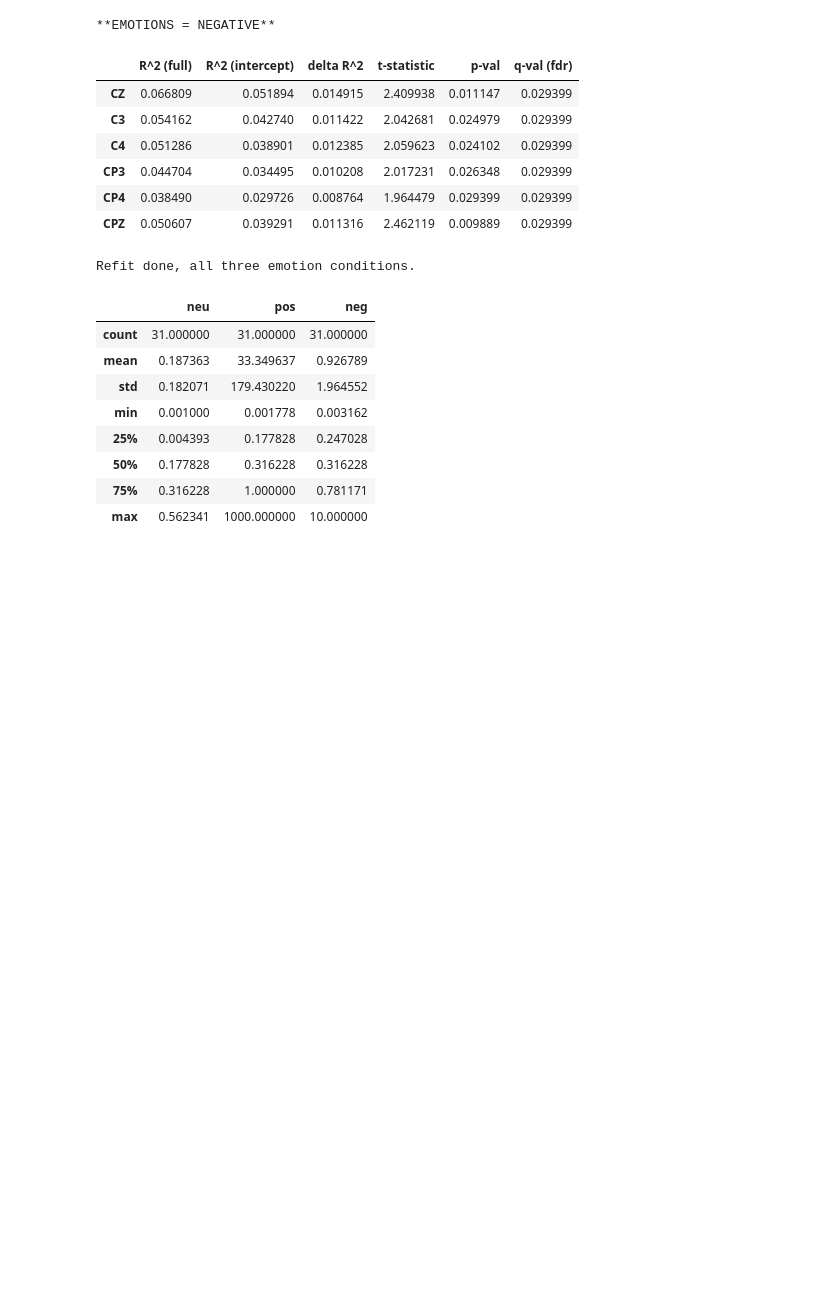
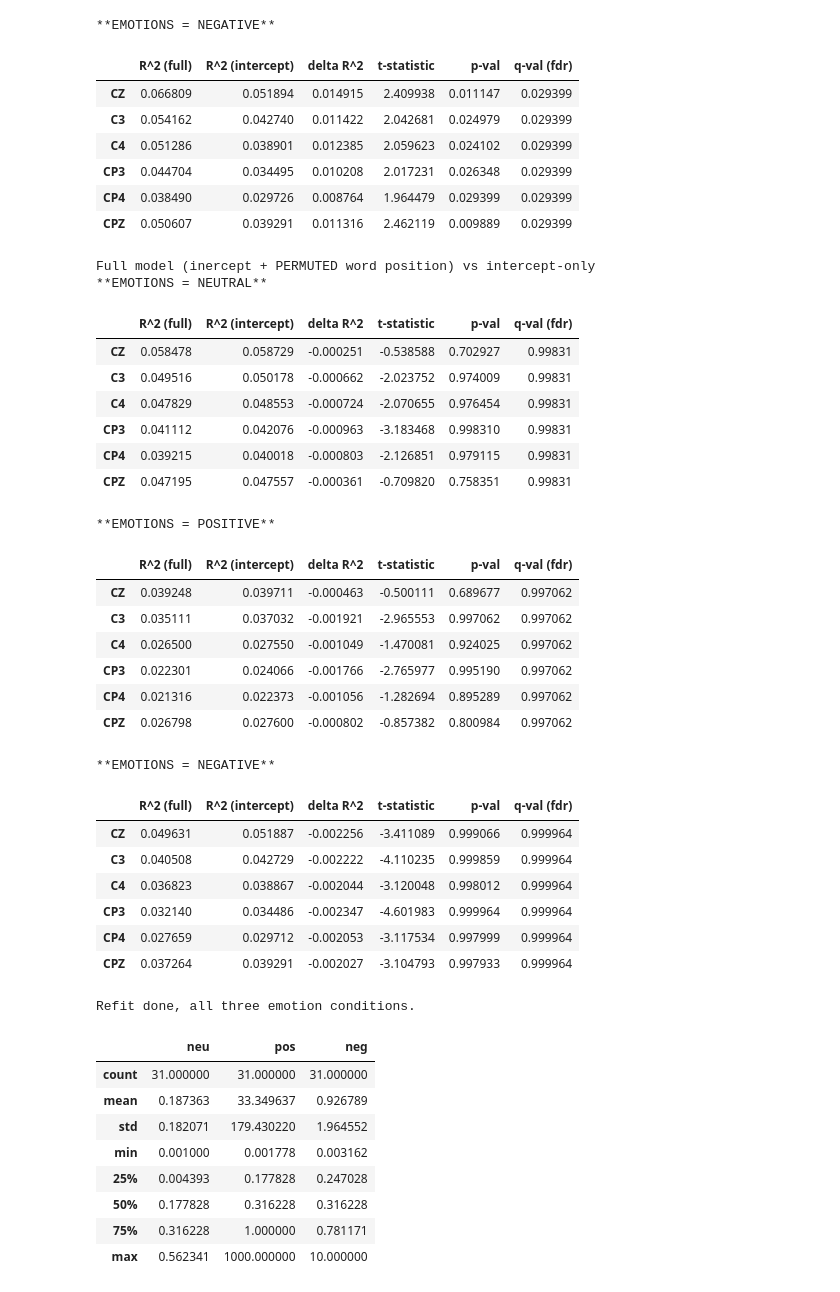
Before and after one commit to amandalin047/Updating_rERP_2023, a Jupyter notebook: deconvolution/deconv_v4.ipynb, the cells around one changed output. Drawn from its saved outputs; the diff is of its cells as text; code cells hidden in the pictures; blank space fills up the shorter version.

Commit message:
added permuted word position for separate emotion conditions

```diff
--- a/deconvolution/deconv_v4.ipynb
+++ b/deconvolution/deconv_v4.ipynb
@@ -685,6 +685,7 @@ arr_of_epochs_with_emo = np.array(arr_of_epochs_with_emo, dtype=object)
 arr_of_evokeds_with_emo = np.array(arr_of_evokeds_with_emo, dtype=object)
 
 arr_of_matrices_with_emo = np.empty(arr_of_epochs_with_emo.shape, dtype=object)
+arr_of_matrices_with_emo_perm = np.empty(arr_of_epochs_with_emo.shape, dtype=object)
 for i in range(arr_of_epochs_with_emo.shape[0]):
     for j in range(arr_of_epochs_with_emo.shape[1]):
         arr_of_matrices_with_emo[i, j] = build_design(soa=SOA,
@@ -696,10 +697,20 @@ for i in range(arr_of_epochs_with_emo.shape[0]):
                                                       verbose=True,
                                                       word_pos=np.vstack([np.log(np.arange(1, N_WORDS+1))
                                                                           for _ in range(len(arr_of_epochs_with_emo[i, j]))]))
+        arr_of_matrices_with_emo_perm[i, j] = build_design(soa=SOA,
+                                                              sfreq=DOWNSAMPLE_SFREQ,
+                                                              n_words=N_WORDS, n_trials=len(arr_of_epochs_with_emo[i, j]),
+                                                              response_lag=0.7,
+                                                              rank_tol=1e-2,
+                                                              intercept=True,
+                                                              verbose=True,
+                                                              word_pos=np.vstack([np.log([4, 5, 1, 7, 2, 3, 6])
+                                                                                  for _ in range(len(arr_of_epochs_with_emo[i, j]))]))
 clear_output()
 print(arr_of_epochs_with_emo.shape)
 print(arr_of_evokeds_with_emo.shape)
 print(arr_of_matrices_with_emo.shape)
+print(arr_of_matrices_with_emo_perm.shape)
 # %% [output]
 (31, 3)
 (31, 3)
@@ -723,3 +735,20 @@ for j in range(arr_of_epochs_with_emo.shape[1]):
 print("Done. Full model (inercept + word position) vs intercept-only, looped over all subjects and emotion categories.")
 # %% [output]
 Done. Full model (inercept + word position) vs intercept-only, looped over all subjects and emotion categories.
+# %%
+model_comparison_with_emo_perm = dict()
+for j in range(arr_of_epochs_with_emo.shape[1]):
+    print(f"**EMOTION = {emotions_for_display[emotions[j]]}**")
+    res = loop_over_subjs(epochs_iterable=arr_of_epochs_with_emo[:, j],
+                          matrices_full_iterable=arr_of_matrices_with_emo_perm[:, j],
+                          matrices_restricted_iterable=None,
+                          ch_roi=ch_roi,
+                          alpha_range=alpha_range,
+                          intercept_name="intercept",
+                          ssp=False, info=None,
+                          n_splits_outer=5, n_splits_inner=5,
+                          verbose_subj_idx=True,
+                          verbose_tuning=False)
+    model_comparison_with_emo_perm[emotions[j]] = res
+    clear_output()
+print("Done. Full model (inercept + word position PERM) vs intercept-only, looped over all subjects and emotion categories.")
@@ -755,6 +787,40 @@ for key, df in improve_dfs_with_emo.items():
 | CP3 | 0.044704 | 0.034495 | 0.010208 | 2.017231 | 0.026348 | 0.029399 |
 | CP4 | 0.038490 | 0.029726 | 0.008764 | 1.964479 | 0.029399 | 0.029399 |
 | CPZ | 0.050607 | 0.039291 | 0.011316 | 2.462119 | 0.009889 | 0.029399 |
+# %%
+print("Full model (inercept + PERMUTED word position) vs intercept-only")
+improve_dfs_with_emo_perm = {key: compare_model_fit(model_comparison_with_emo_perm[key].outer_scores_full_per_subj,
+                                               model_comparison_with_emo_perm[key].outer_scores_restricted_per_subj,
+                                               ch_roi) for key in model_comparison_with_emo_perm}
+for key, df in improve_dfs_with_emo_perm.items():
+    print(f"**EMOTIONS = {emotions_for_display[key]}**")
+    display(df)
+# %% [output]
+Full model (inercept + PERMUTED word position) vs intercept-only
+**EMOTIONS = NEUTRAL**
+|  | R^2 (full) | R^2 (intercept) | delta R^2 | t-statistic | p-val | q-val (fdr) |
+| CZ | 0.058478 | 0.058729 | -0.000251 | -0.538588 | 0.702927 | 0.99831 |
+| C3 | 0.049516 | 0.050178 | -0.000662 | -2.023752 | 0.974009 | 0.99831 |
+| C4 | 0.047829 | 0.048553 | -0.000724 | -2.070655 | 0.976454 | 0.99831 |
+| CP3 | 0.041112 | 0.042076 | -0.000963 | -3.183468 | 0.998310 | 0.99831 |
+| CP4 | 0.039215 | 0.040018 | -0.000803 | -2.126851 | 0.979115 | 0.99831 |
+| CPZ | 0.047195 | 0.047557 | -0.000361 | -0.709820 | 0.758351 | 0.99831 |
+**EMOTIONS = POSITIVE**
+|  | R^2 (full) | R^2 (intercept) | delta R^2 | t-statistic | p-val | q-val (fdr) |
+| CZ | 0.039248 | 0.039711 | -0.000463 | -0.500111 | 0.689677 | 0.997062 |
+| C3 | 0.035111 | 0.037032 | -0.001921 | -2.965553 | 0.997062 | 0.997062 |
+| C4 | 0.026500 | 0.027550 | -0.001049 | -1.470081 | 0.924025 | 0.997062 |
+| CP3 | 0.022301 | 0.024066 | -0.001766 | -2.765977 | 0.995190 | 0.997062 |
+| CP4 | 0.021316 | 0.022373 | -0.001056 | -1.282694 | 0.895289 | 0.997062 |
+| CPZ | 0.026798 | 0.027600 | -0.000802 | -0.857382 | 0.800984 | 0.997062 |
+**EMOTIONS = NEGATIVE**
+|  | R^2 (full) | R^2 (intercept) | delta R^2 | t-statistic | p-val | q-val (fdr) |
+| CZ | 0.049631 | 0.051887 | -0.002256 | -3.411089 | 0.999066 | 0.999964 |
+| C3 | 0.040508 | 0.042729 | -0.002222 | -4.110235 | 0.999859 | 0.999964 |
+| C4 | 0.036823 | 0.038867 | -0.002044 | -3.120048 | 0.998012 | 0.999964 |
+| CP3 | 0.032140 | 0.034486 | -0.002347 | -4.601983 | 0.999964 | 0.999964 |
+| CP4 | 0.027659 | 0.029712 | -0.002053 | -3.117534 | 0.997999 | 0.999964 |
+| CPZ | 0.037264 | 0.039291 | -0.002027 | -3.104793 | 0.997933 | 0.999964 |
 # %%
 refit_with_emo = dict()
 for j in range(arr_of_epochs_with_emo.shape[1]):
```
Also changed, not shown: parts of 4 cells of this notebook.
